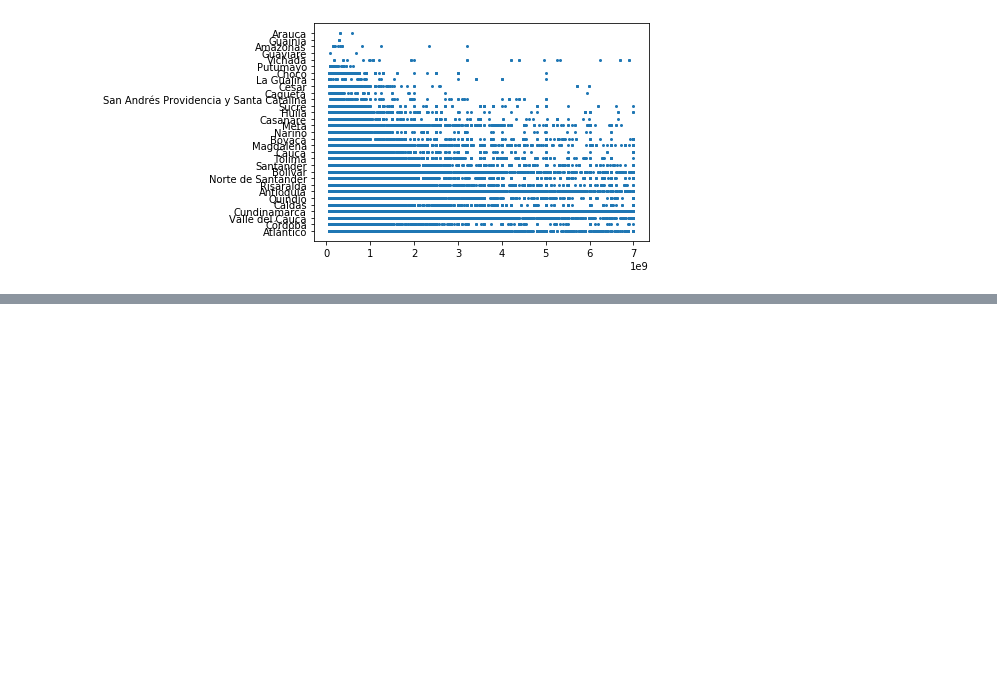
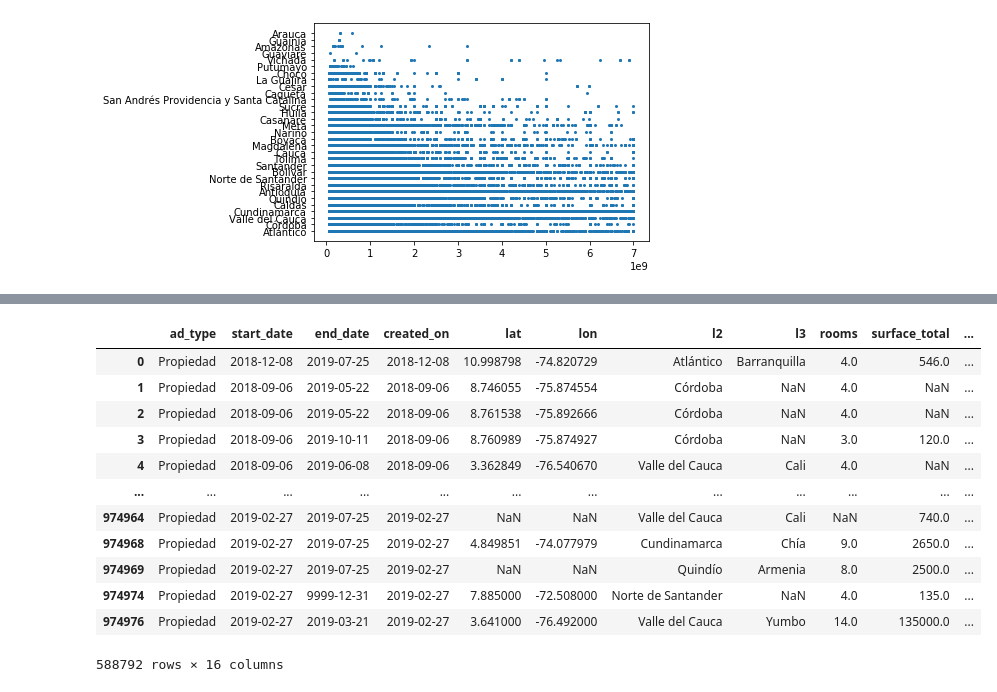
Before and after one commit to MiguelMque/housing_prices_prediction, a Jupyter notebook: ipynb_check_points/factored_advaced_exploration_data.ipynb, the cells around one changed output, grey strips where cells are left out. Drawn from its saved outputs; the diff is of its cells as text; code cells hidden in the pictures; blank space fills up the shorter version.

```diff
--- a/ipynb_check_points/factored_advaced_exploration_data.ipynb
+++ b/ipynb_check_points/factored_advaced_exploration_data.ipynb
@@ -162,7 +155,7 @@ plt.scatter(newdata.price,newdata.l2, s=4)
 <matplotlib.collections.PathCollection at 0x...>
 [figure]
 # %%
-dfsinq = df_venta[df_venta['price']<df_venta['price'].quantile(0.99)]
-dfsinq = dfsinq[dfsinq['price']>dfsinq['price'].quantile(0.02)]
-print(df_venta['price'].quantile(0.98),dfsinq['price'].quantile(0.01))
+df_venta = df_venta[df_venta['price']<df_venta['price'].quantile(0.99)]
+df_venta = df_venta[df_venta['price']>df_venta['price'].quantile(0.02)]
+print(df_venta['price'].quantile(0.98),df_venta['price'].quantile(0.01))
 # %% [output]
@@ -189,3 +182,3 @@ dfsinq.shape
 # %%
-dfsinq = dfsinq[~dfsinq['l2'].isin(list(dfsinq["l2"].value_counts().index)[-7:])]
+df_venta = df_venta[~df_venta['l2'].isin(list(df_venta["l2"].value_counts().index)[-12:])]
 # %%
@@ -212,0 +207,16 @@ Name: l2, dtype: int64
+# %%
+df_venta
+# %% [output]
+|  | ad_type | start_date | end_date | created_on | lat | lon | l2 | l3 | rooms | surface_total | ... |
+| 0 | Propiedad | 2018-12-08 | 2019-07-25 | 2018-12-08 | 10.998798 | -74.820729 | Atlántico | Barranquilla | 4.0 | 546.0 | ... |
+| 1 | Propiedad | 2018-09-06 | 2019-05-22 | 2018-09-06 | 8.746055 | -75.874554 | Córdoba | NaN | 4.0 | NaN | ... |
+| 2 | Propiedad | 2018-09-06 | 2019-05-22 | 2018-09-06 | 8.761538 | -75.892666 | Córdoba | NaN | 4.0 | NaN | ... |
+| 3 | Propiedad | 2018-09-06 | 2019-10-11 | 2018-09-06 | 8.760989 | -75.874927 | Córdoba | NaN | 3.0 | 120.0 | ... |
+| 4 | Propiedad | 2018-09-06 | 2019-06-08 | 2018-09-06 | 3.362849 | -76.540670 | Valle del Cauca | Cali | 4.0 | NaN | ... |
+| ... | ... | ... | ... | ... | ... | ... | ... | ... | ... | ... | ... |
+| 974964 | Propiedad | 2019-02-27 | 2019-07-25 | 2019-02-27 | NaN | NaN | Valle del Cauca | Cali | NaN | 740.0 | ... |
+| 974968 | Propiedad | 2019-02-27 | 2019-07-25 | 2019-02-27 | 4.849851 | -74.077979 | Cundinamarca | Chía | 9.0 | 2650.0 | ... |
+| 974969 | Propiedad | 2019-02-27 | 2019-07-25 | 2019-02-27 | NaN | NaN | Quindío | Armenia | 8.0 | 2500.0 | ... |
+| 974974 | Propiedad | 2019-02-27 | 9999-12-31 | 2019-02-27 | 7.885000 | -72.508000 | Norte de Santander | NaN | 4.0 | 135.0 | ... |
+| 974976 | Propiedad | 2019-02-27 | 2019-03-21 | 2019-02-27 | 3.641000 | -76.492000 | Valle del Cauca | Yumbo | 14.0 | 135000.0 | ... |
+588792 rows × 16 columns
```
Also changed, not shown: parts of 9 cells of this notebook.
